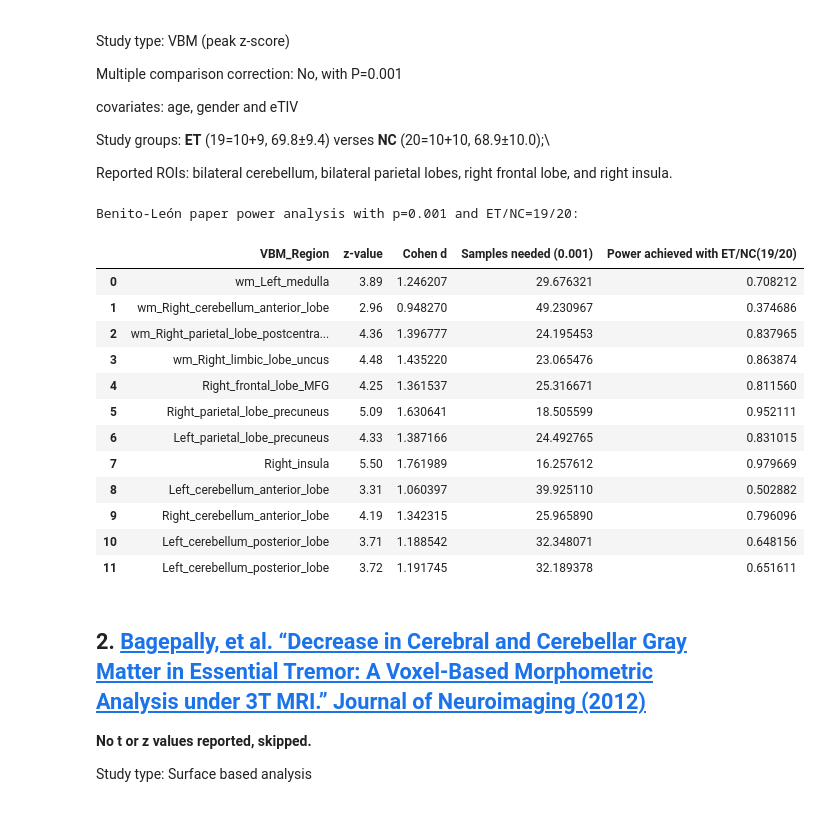
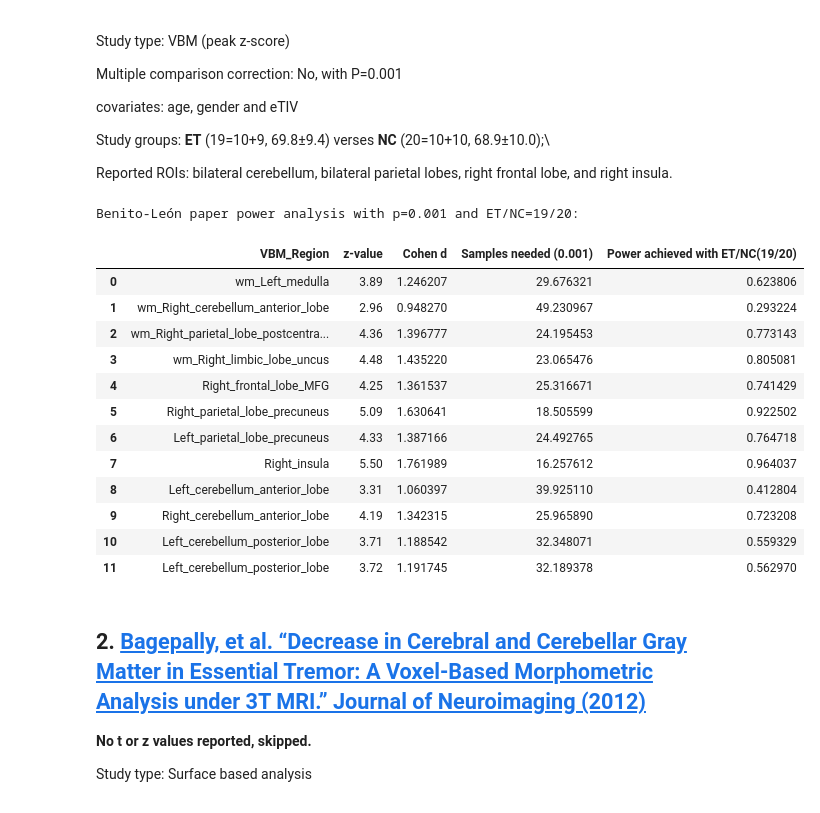
Before and after one commit to Vincent-wq/Replicability-of-PD-ICA, a Jupyter notebook: codes/devel/cerebellum_confounder/0_power_analysis.ipynb, the cells around one changed output. Drawn from its saved outputs; the diff is of its cells as text; code cells hidden in the pictures.

Commit message:
fix the effect size direction. larger->smaller.

```diff
--- a/codes/devel/cerebellum_confounder/0_power_analysis.ipynb
+++ b/codes/devel/cerebellum_confounder/0_power_analysis.ipynb
@@ -126,34 +132,35 @@ Reported ROIs: bilateral cerebellum, bilateral parietal lobes, right frontal lob
 # %%
 # paper1
 p1_n_et=19; p1_n_nc=20; p = 0.001;
 p1_roi=['wm_Left_medulla', 'wm_Right_cerebellum_anterior_lobe', 'wm_Right_parietal_lobe_postcentral_gyrus', 'wm_Right_limbic_lobe_uncus',
         'Right_frontal_lobe_MFG','Right_parietal_lobe_precuneus','Left_parietal_lobe_precuneus', 'Right_insula',
         'Left_cerebellum_anterior_lobe', 'Right_cerebellum_anterior_lobe', 'Left_cerebellum_posterior_lobe', 'Left_cerebellum_posterior_lobe'];
 p1_z=[3.89, 2.96, 4.36, 4.48, 4.25, 5.09, 4.33, 5.50, 3.31, 4.19, 3.71, 3.72];
 p1_cohend = [cohend_from_z2(x, p1_n_et, p1_n_nc) for x in p1_z];
 p1_samples_needed = [power.tt_ind_solve_power(effect_size=x, alpha=p, power=power_expected) for x in p1_cohend];
-p1_power_achieved = [power.tt_ind_solve_power(effect_size=x, nobs1=p1_n_et, alpha=p, ratio=p1_n_nc/p1_n_et, alternative='larger') for x in p1_cohend];
+p1_power_achieved = [power.tt_ind_solve_power(effect_size=x, nobs1=p1_n_et, alpha=p, ratio=p1_n_nc/p1_n_et) for x in p1_cohend];
+#, alternative='larger', VBM map for differences, 2 side test.
 
 p1_res={"VBM_Region":p1_roi,"z-value":p1_z,"Cohen d":p1_cohend,"Samples needed ("+str(p)+")":p1_samples_needed, "Power achieved with ET/NC("+str(p1_n_et)+"/"+str(p1_n_nc)+")":p1_power_achieved}
 p1_df=pd.DataFrame(p1_res)
 print("Benito-León paper power analysis with p=0.001 and ET/NC=19/20:\n")
 display(p1_df)
 # only 2/11 has enough power
 # %% [output]
 Benito-León paper power analysis with p=0.001 and ET/NC=19/20:
 |  | VBM_Region | z-value | Cohen d | Samples needed (0.001) | Power achieved with ET/NC(19/20) |
-| 0 | wm_Left_medulla | 3.89 | 1.246207 | 29.676321 | 0.708212 |
-| 1 | wm_Right_cerebellum_anterior_lobe | 2.96 | 0.948270 | 49.230967 | 0.374686 |
-| 2 | wm_Right_parietal_lobe_postcentra... | 4.36 | 1.396777 | 24.195453 | 0.837965 |
-| 3 | wm_Right_limbic_lobe_uncus | 4.48 | 1.435220 | 23.065476 | 0.863874 |
-| 4 | Right_frontal_lobe_MFG | 4.25 | 1.361537 | 25.316671 | 0.811560 |
-| 5 | Right_parietal_lobe_precuneus | 5.09 | 1.630641 | 18.505599 | 0.952111 |
-| 6 | Left_parietal_lobe_precuneus | 4.33 | 1.387166 | 24.492765 | 0.831015 |
-| 7 | Right_insula | 5.50 | 1.761989 | 16.257612 | 0.979669 |
-| 8 | Left_cerebellum_anterior_lobe | 3.31 | 1.060397 | 39.925110 | 0.502882 |
-| 9 | Right_cerebellum_anterior_lobe | 4.19 | 1.342315 | 25.965890 | 0.796096 |
-| 10 | Left_cerebellum_posterior_lobe | 3.71 | 1.188542 | 32.348071 | 0.648156 |
-| 11 | Left_cerebellum_posterior_lobe | 3.72 | 1.191745 | 32.189378 | 0.651611 |
+| 0 | wm_Left_medulla | 3.89 | 1.246207 | 29.676321 | 0.623806 |
+| 1 | wm_Right_cerebellum_anterior_lobe | 2.96 | 0.948270 | 49.230967 | 0.293224 |
+| 2 | wm_Right_parietal_lobe_postcentra... | 4.36 | 1.396777 | 24.195453 | 0.773143 |
+| 3 | wm_Right_limbic_lobe_uncus | 4.48 | 1.435220 | 23.065476 | 0.805081 |
+| 4 | Right_frontal_lobe_MFG | 4.25 | 1.361537 | 25.316671 | 0.741429 |
+| 5 | Right_parietal_lobe_precuneus | 5.09 | 1.630641 | 18.505599 | 0.922502 |
+| 6 | Left_parietal_lobe_precuneus | 4.33 | 1.387166 | 24.492765 | 0.764718 |
+| 7 | Right_insula | 5.50 | 1.761989 | 16.257612 | 0.964037 |
+| 8 | Left_cerebellum_anterior_lobe | 3.31 | 1.060397 | 39.925110 | 0.412804 |
+| 9 | Right_cerebellum_anterior_lobe | 4.19 | 1.342315 | 25.965890 | 0.723208 |
+| 10 | Left_cerebellum_posterior_lobe | 3.71 | 1.188542 | 32.348071 | 0.559329 |
+| 11 | Left_cerebellum_posterior_lobe | 3.72 | 1.191745 | 32.189378 | 0.562970 |
 # %% [markdown]
 ## 2. [Bagepally, et al. “Decrease in Cerebral and Cerebellar Gray Matter in Essential Tremor: A Voxel-Based Morphometric Analysis under 3T MRI.”  Journal of Neuroimaging (2012)](https://onlinelibrary.wiley.com/doi/full/10.1111/j.1552-6569.2011.00598.x?casa_token=FOs-GPZVoYAAAAAA%3AvQjMw6X0zV0MAnziTsMzUijUvWvH1MwFDb1wMjB_DLsECHUX1G5eJLcSPtmmurrKbxMNQoiGPEXILHY)
 
```
Also changed, not shown: parts of 6 cells of this notebook.
